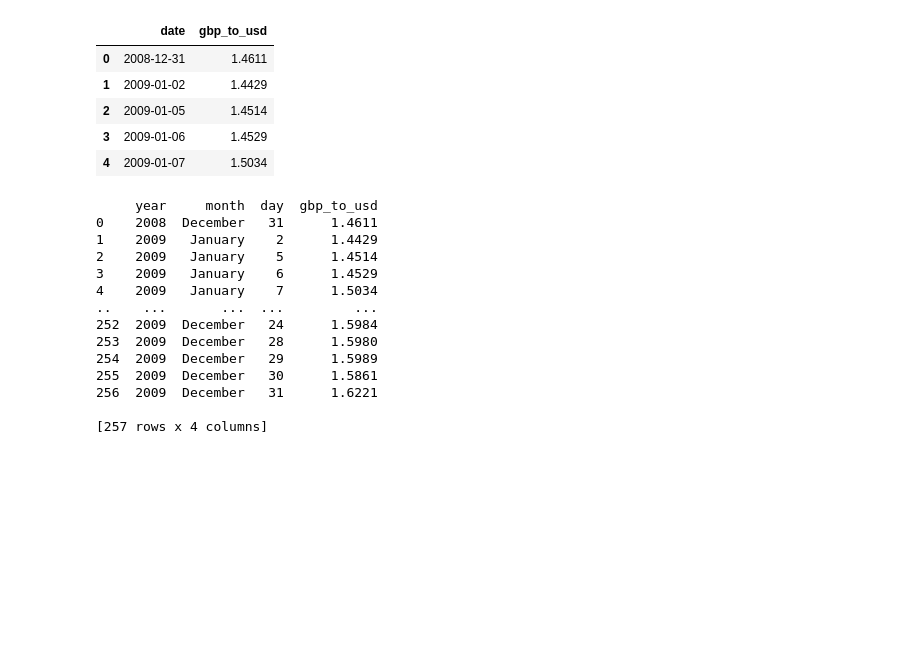
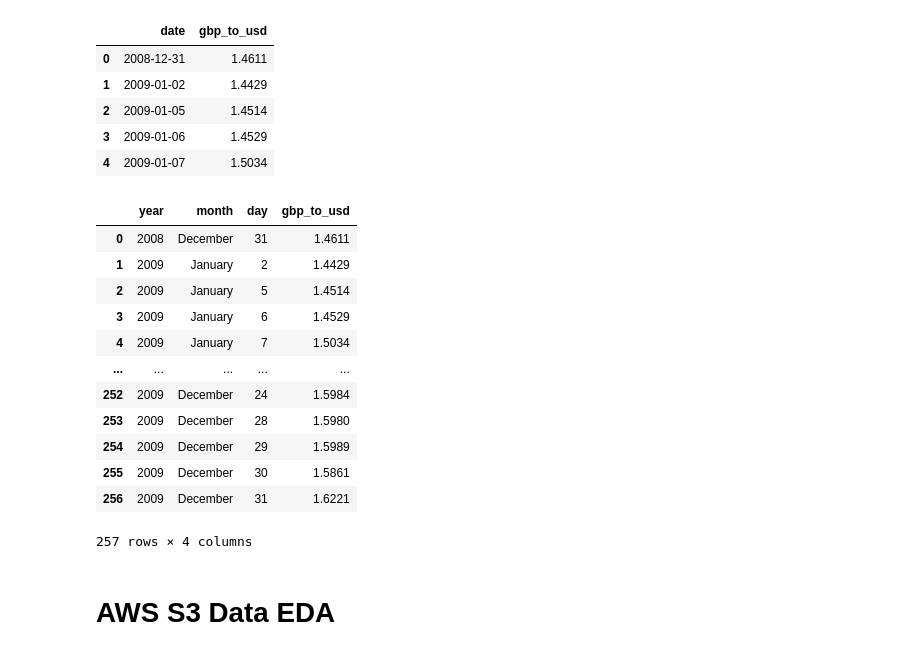
Before and after one commit to ismail-hafeez/Real_Time_E-Commerce_Pipeline, a Jupyter notebook: notebook.ipynb, the cells around one changed output. Cells and saved outputs as stored; diff of their text form; code cells hidden in the pictures; blank space fills up the shorter version.

```diff
--- a/notebook.ipynb
+++ b/notebook.ipynb
@@ -119,19 +120,20 @@ from dated_df
 """
 # %%
 result=duckdb.sql(sql).df()
-print(result)
+result
 # %% [output]
+|  | year | month | day | gbp_to_usd |
+| 0 | 2008 | December | 31 | 1.4611 |
+| 1 | 2009 | January | 2 | 1.4429 |
+| 2 | 2009 | January | 5 | 1.4514 |
+| 3 | 2009 | January | 6 | 1.4529 |
+| 4 | 2009 | January | 7 | 1.5034 |
+| ... | ... | ... | ... | ... |
+| 252 | 2009 | December | 24 | 1.5984 |
+| 253 | 2009 | December | 28 | 1.5980 |
+| 254 | 2009 | December | 29 | 1.5989 |
+| 255 | 2009 | December | 30 | 1.5861 |
+| 256 | 2009 | December | 31 | 1.6221 |
-     year     month  day  gbp_to_usd
-0    2008  December   31      1.4611
-1    2009   January    2      1.4429
-2    2009   January    5      1.4514
-3    2009   January    6      1.4529
-4    2009   January    7      1.5034
-..    ...       ...  ...         ...
-252  2009  December   24      1.5984
-253  2009  December   28      1.5980
-254  2009  December   29      1.5989
-255  2009  December   30      1.5861
-256  2009  December   31      1.6221
-
-[257 rows x 4 columns]
+257 rows × 4 columns
+# %% [markdown]
+# AWS S3 Data EDA
```
Also changed, not shown: parts of 14 cells of this notebook.
